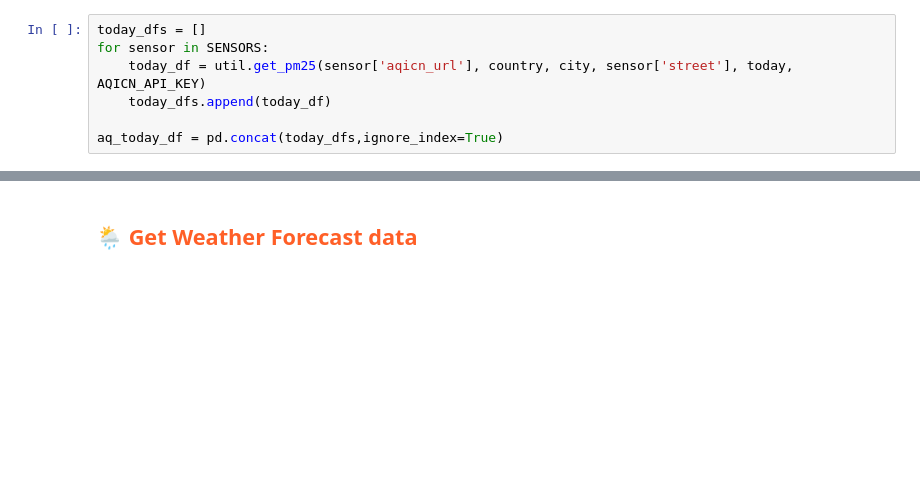
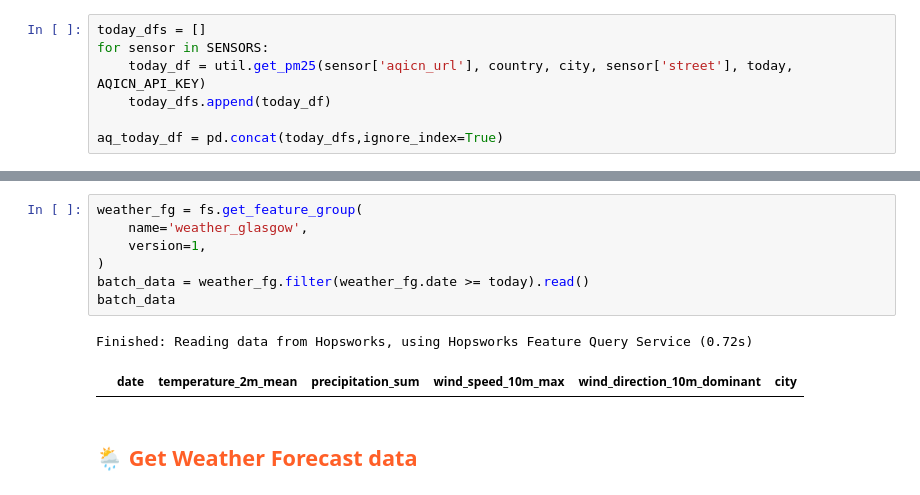
Before and after one commit to featurestorebook/mlfs-book, a Jupyter notebook: notebooks/airquality/2_air_quality_feature_pipeline.ipynb, the cells around one changed output, grey strips where cells are left out. Cells and saved outputs as stored; diff of their text form; blank space fills up the shorter version.

```diff
--- a/notebooks/airquality/2_air_quality_feature_pipeline.ipynb
+++ b/notebooks/airquality/2_air_quality_feature_pipeline.ipynb
@@ -142,3 +157,13 @@ memory usage: 528.0+ bytes
+# %%
+weather_fg = fs.get_feature_group(
+    name='weather_glasgow',
+    version=1,
+)
+batch_data = weather_fg.filter(weather_fg.date >= today).read()
+batch_data
+# %% [output]
+Finished: Reading data from Hopsworks, using Hopsworks Feature Query Service (0.72s)
+|  | date | temperature_2m_mean | precipitation_sum | wind_speed_10m_max | wind_direction_10m_dominant | city |
 # %% [markdown]
 ## <span style='color:#ff5f27'> 🌦 Get Weather Forecast data</span>
 # %%
```
Also changed, not shown: parts of 7 cells of this notebook, 2 other files.
